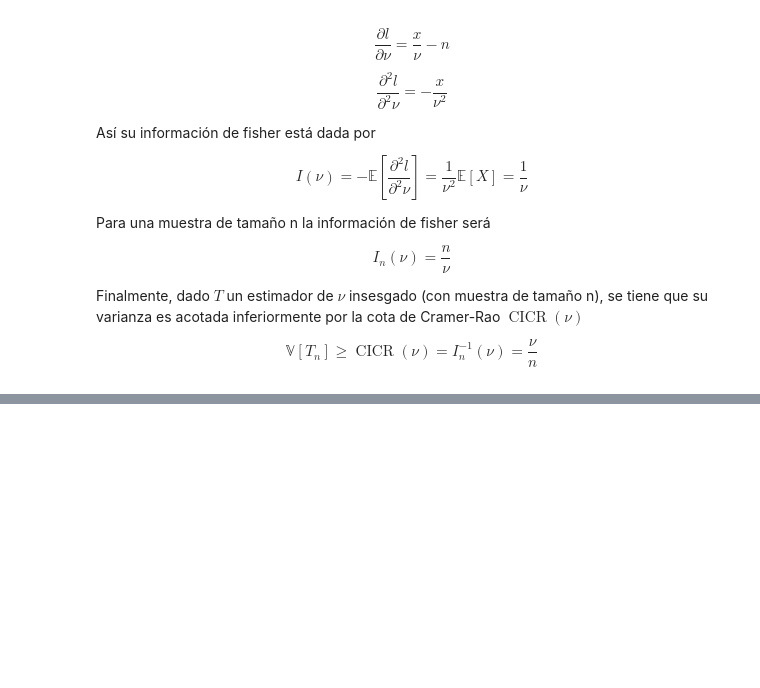
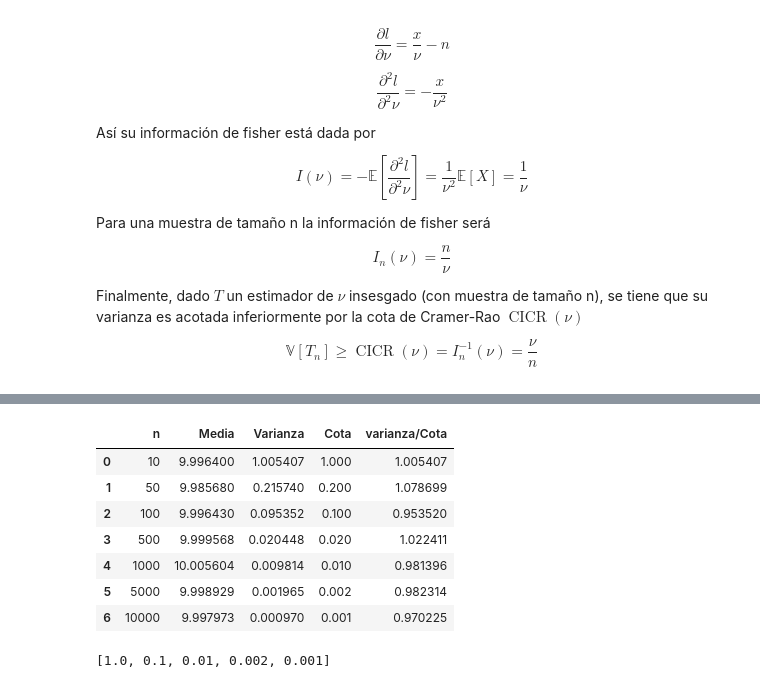
Before and after one commit to benjitabravocarvajal-spec/Tarea-1-estadistica, a Jupyter notebook: notebooks/tarea_1_parte_4.ipynb, the cells around one changed output, grey strips where cells are left out. Drawn from its saved outputs; the diff is of its cells as text; code cells hidden in the pictures; blank space fills up the shorter version.

```diff
--- a/notebooks/tarea_1_parte_4.ipynb
+++ b/notebooks/tarea_1_parte_4.ipynb
@@ -69,0 +117,27 @@ $$Var(\overline{X}_n) = ...$$
+# %%
+vc = []
+
+for i in range(len(varianzas)):
+    vc.append(varianzas[i] / cotas[i])
+# %%
+df = pd.DataFrame({
+    "n" : tamaños,
+    "Media" : medias,
+    "Varianza" : varianzas,
+    "Cota" : cotas,
+    "varianza/Cota": vc
+})
+df
+# %% [output]
+|  | n | Media | Varianza | Cota | varianza/Cota |
+| 0 | 10 | 9.996400 | 1.005407 | 1.000 | 1.005407 |
+| 1 | 50 | 9.985680 | 0.215740 | 0.200 | 1.078699 |
+| 2 | 100 | 9.996430 | 0.095352 | 0.100 | 0.953520 |
+| 3 | 500 | 9.999568 | 0.020448 | 0.020 | 1.022411 |
+| 4 | 1000 | 10.005604 | 0.009814 | 0.010 | 0.981396 |
+| 5 | 5000 | 9.998929 | 0.001965 | 0.002 | 0.982314 |
+| 6 | 10000 | 9.997973 | 0.000970 | 0.001 | 0.970225 |
+# %%
+print(cotas)
+# %% [output]
+[1.0, 0.1, 0.01, 0.002, 0.001]
```
Also changed, not shown: parts of 8 cells of this notebook, 8 other files.
